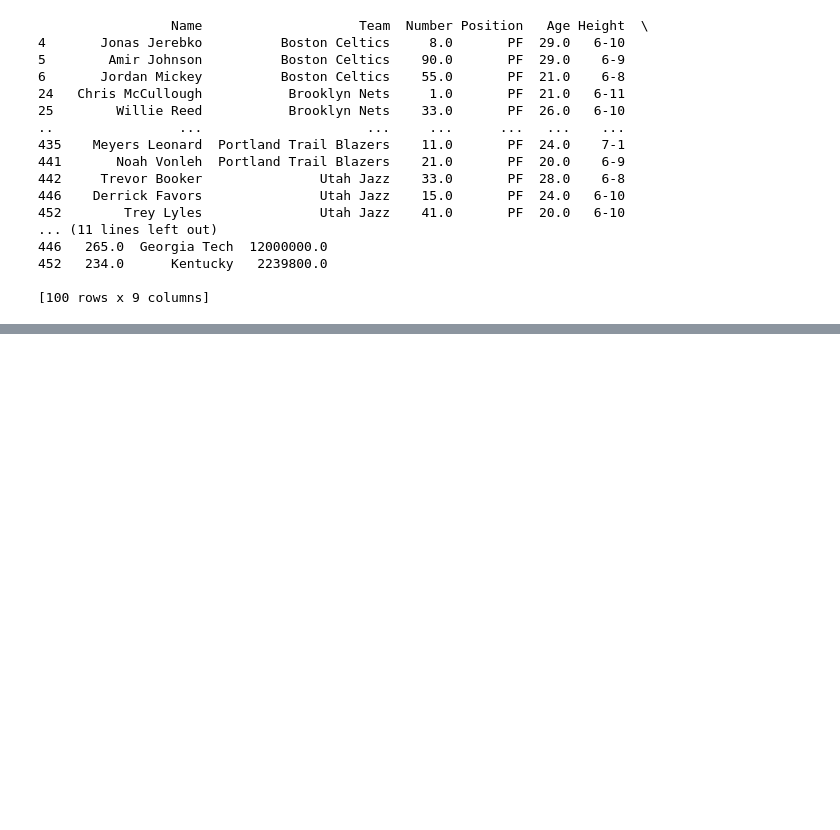
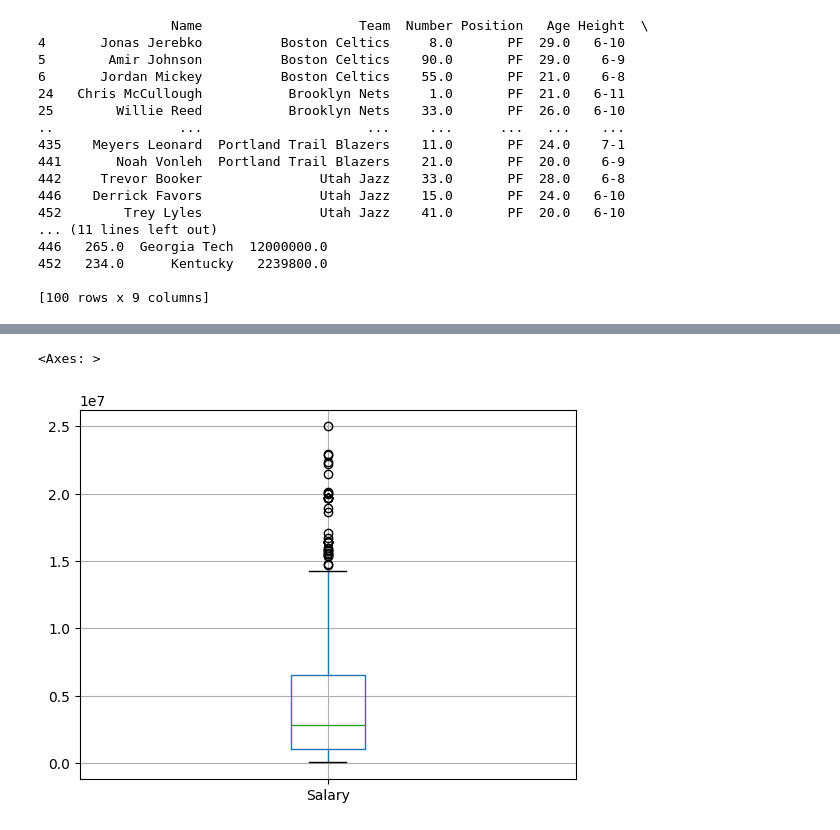
Before and after one commit to tassiogomes/MINDD-ISEP, a Jupyter notebook: MINDD_PL01.ipynb, the cells around one changed output, grey strips where cells are left out. Drawn from its saved outputs; the diff is of its cells as text; code cells hidden in the pictures; blank space fills up the shorter version.

```diff
--- a/MINDD_PL01.ipynb
+++ b/MINDD_PL01.ipynb
@@ -130,0 +211,5 @@ print(player_pf)
+# %%
+df.boxplot(column=("Salary"))
+# %% [output]
+<Axes: >
+[figure, added]
```
Also changed, not shown: parts of 7 cells of this notebook.
